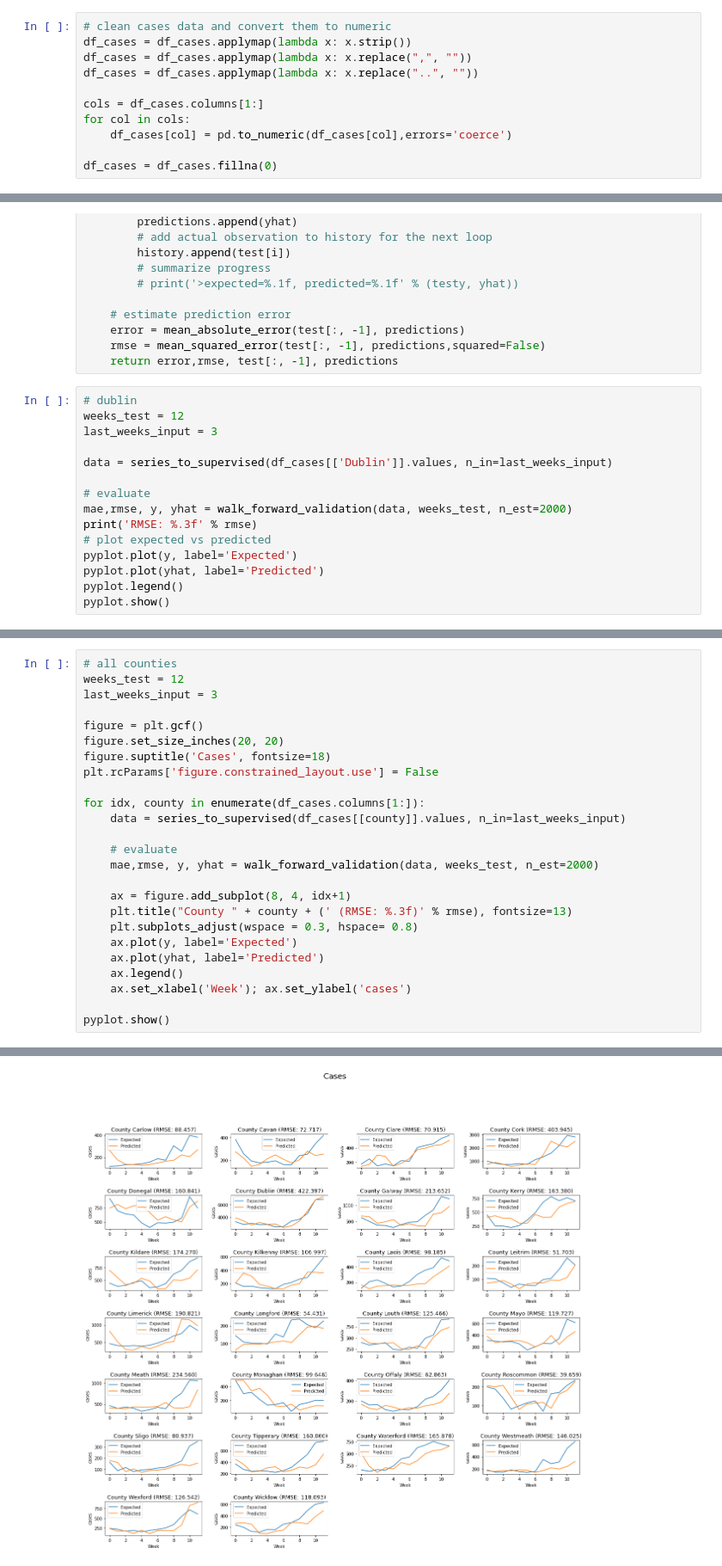
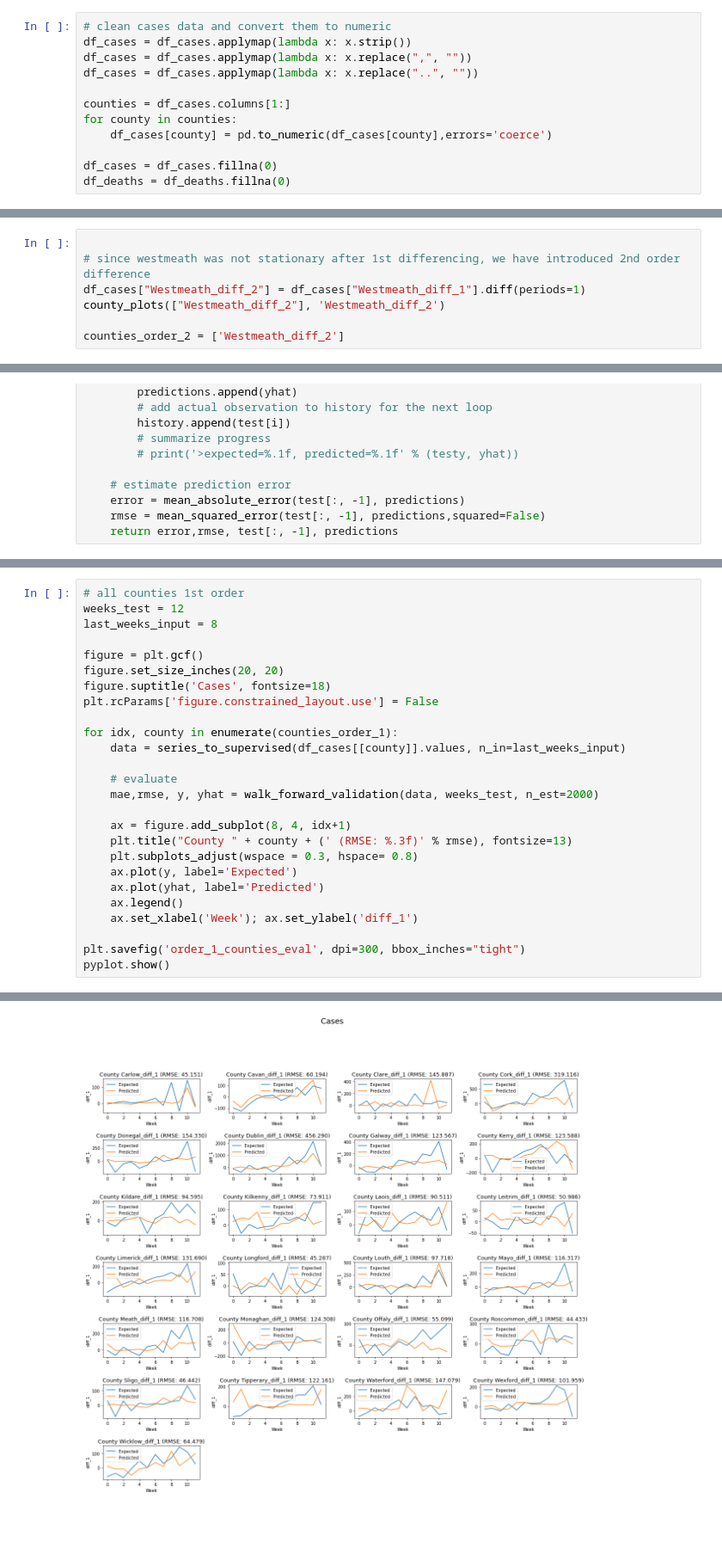
Before and after one commit to pratush07/Covid-Outbreak, a Jupyter notebook: CovidAnalysis.ipynb, the cells around one changed output, grey strips where cells are left out. Shown at 86% size. Drawn from its saved outputs; the diff is of its cells as text; blank space fills up the shorter version.

Commit message:
added random forest with stationary data

```diff
--- a/CovidAnalysis.ipynb
+++ b/CovidAnalysis.ipynb
@@ -17,8 +18,9 @@ df_cases = df_cases.applymap(lambda x: x.strip())
 df_cases = df_cases.applymap(lambda x: x.replace(",", ""))
 df_cases = df_cases.applymap(lambda x: x.replace("..", ""))
 
-cols = df_cases.columns[1:]
-for col in cols:
-    df_cases[col] = pd.to_numeric(df_cases[col],errors='coerce')
+counties = df_cases.columns[1:]
+for county in counties:
+    df_cases[county] = pd.to_numeric(df_cases[county],errors='coerce')
 
 df_cases = df_cases.fillna(0)
+df_deaths = df_deaths.fillna(0)
@@ -47,0 +63,7 @@ df_cases['Dublin'].plot()
+# %%
+
+# since westmeath was not stationary after 1st differencing, we have introduced 2nd order difference
+df_cases["Westmeath_diff_2"] = df_cases["Westmeath_diff_1"].diff(periods=1)
+county_plots(["Westmeath_diff_2"], 'Westmeath_diff_2')
+
+counties_order_2 = ['Westmeath_diff_2']
@@ -104,18 +128,3 @@ def walk_forward_validation(data, n_test, n_est):
     error = mean_absolute_error(test[:, -1], predictions)
     rmse = mean_squared_error(test[:, -1], predictions,squared=False)
     return error,rmse, test[:, -1], predictions
-# %%
-# dublin
-weeks_test = 12
-last_weeks_input = 3
-
-data = series_to_supervised(df_cases[['Dublin']].values, n_in=last_weeks_input)
-
-# evaluate
-mae,rmse, y, yhat = walk_forward_validation(data, weeks_test, n_est=2000)
-print('RMSE: %.3f' % rmse)
-# plot expected vs predicted
-pyplot.plot(y, label='Expected')
-pyplot.plot(yhat, label='Predicted')
-pyplot.legend()
-pyplot.show()
@@ -137,14 +131,14 @@ RMSE: 439.105
 # %%
-# all counties
+# all counties 1st order
 weeks_test = 12
-last_weeks_input = 3
+last_weeks_input = 8
 
 figure = plt.gcf()
 figure.set_size_inches(20, 20)
 figure.suptitle('Cases', fontsize=18)
 plt.rcParams['figure.constrained_layout.use'] = False
 
-for idx, county in enumerate(df_cases.columns[1:]):
+for idx, county in enumerate(counties_order_1):
     data = series_to_supervised(df_cases[[county]].values, n_in=last_weeks_input)
 
     # evaluate
@@ -156,7 +150,8 @@ for idx, county in enumerate(df_cases.columns[1:]):
     ax.plot(y, label='Expected')
     ax.plot(yhat, label='Predicted')
     ax.legend()
-    ax.set_xlabel('Week'); ax.set_ylabel('cases')
+    ax.set_xlabel('Week'); ax.set_ylabel('diff_1')
 
+plt.savefig('order_1_counties_eval', dpi=300, bbox_inches="tight")
 pyplot.show()
 # %% [output]
@@ -180 +158 @@ pyplot.show()
-[figure, old version]
+[figure, new version]
```
Also changed, not shown: parts of 18 cells of this notebook, 1 other file.
